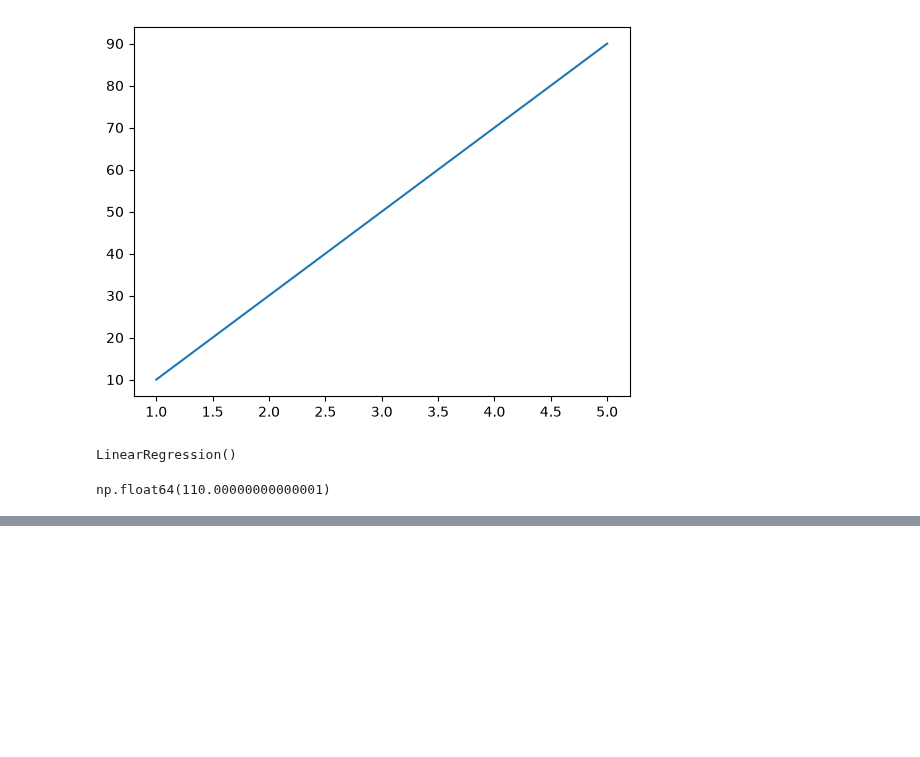
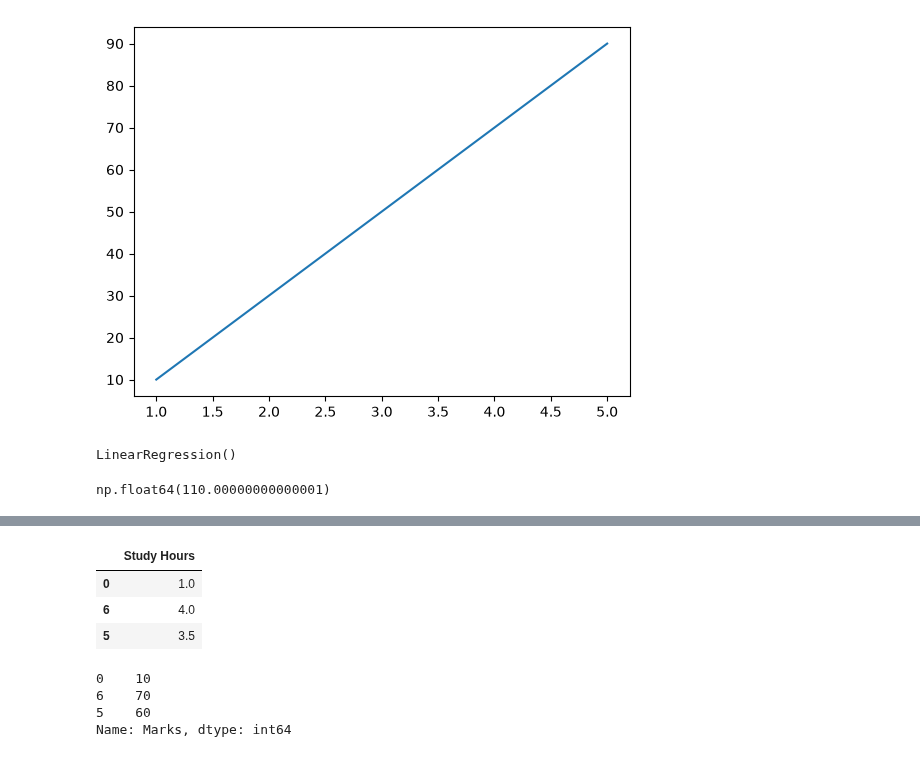
Before and after one commit to saurabhbodke17-coder/python, a Jupyter notebook: SLR_OCT_26.ipynb, the cells around one changed output, grey strips where cells are left out. Saved outputs shown, nothing was run; the diff lists cells and outputs as text; code cells hidden in the pictures; blank space fills up the shorter version.

```diff
--- a/SLR_OCT_26.ipynb
+++ b/SLR_OCT_26.ipynb
@@ -49,0 +100,14 @@ np.float64(110.00000000000001)
+# %%
+x_test
+# %% [output]
+|  | Study Hours |
+| 0 | 1.0 |
+| 6 | 4.0 |
+| 5 | 3.5 |
+# %%
+y_test
+# %% [output]
+0    10
+6    70
+5    60
+Name: Marks, dtype: int64
```
Also changed, not shown: parts of 9 cells of this notebook.
